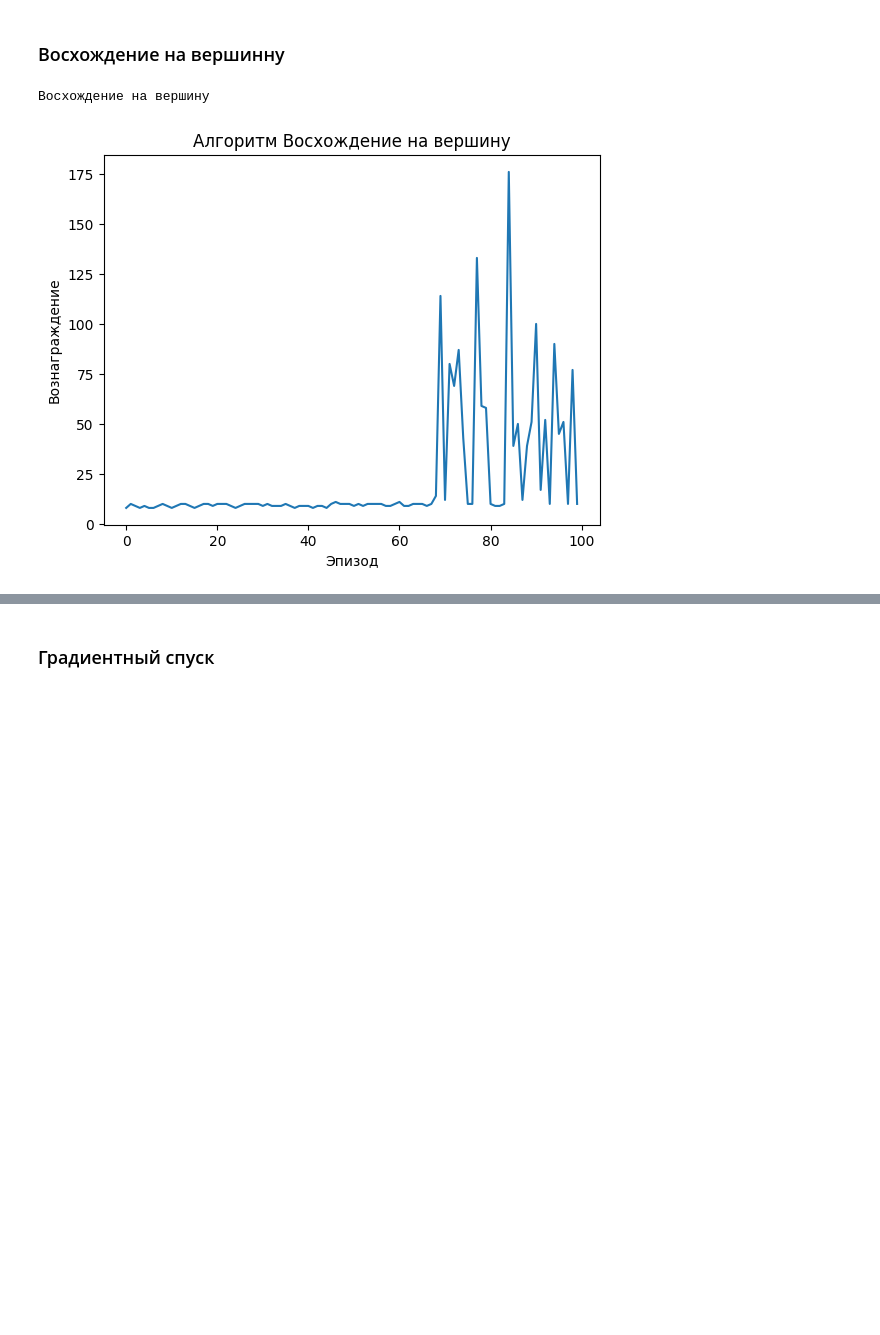
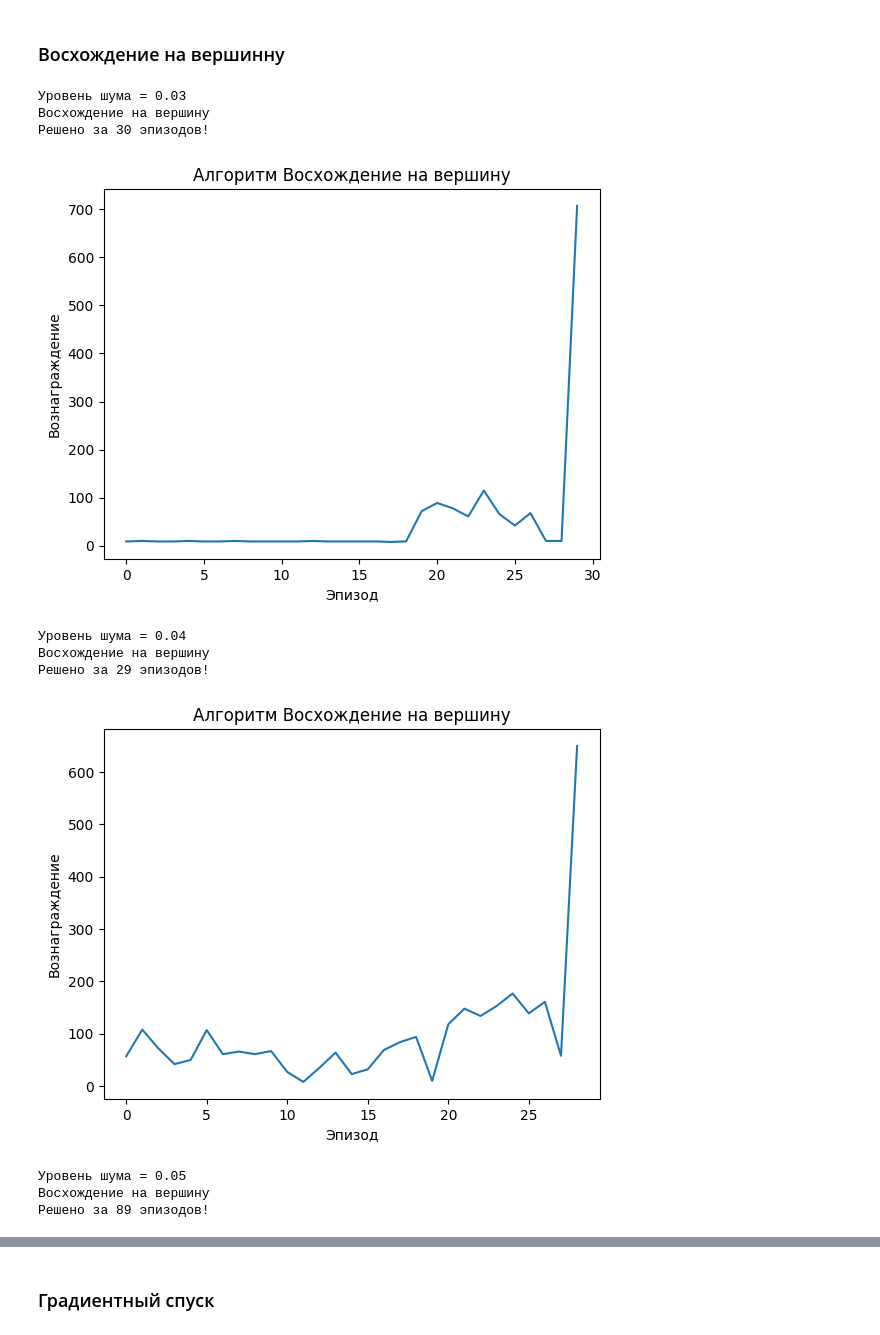
Before and after one commit to matteoxpo/DataScienceStudy, a Jupyter notebook: NSTU/AIandML/lab4/lab4.ipynb, the cells around one changed output, grey strips where cells are left out. Saved outputs shown, nothing was run; the diff lists cells and outputs as text; code cells hidden in the pictures; blank space fills up the shorter version.

```diff
--- a/NSTU/AIandML/lab4/lab4.ipynb
+++ b/NSTU/AIandML/lab4/lab4.ipynb
@@ -323,7 +384,37 @@ run_cartpole(method='Случайный поиск', n_episodes= 100, output=Fal
 # %% [markdown]
 ### Восхождение на вершинну
-# %%
-run_cartpole(method='Восхождение на вершину', n_episodes= 100, output=False)
-# %% [output]
-Восхождение на вершину
-[figure, removed]
+# %%
+N_hill = 120
+hill_res = {}
+nl_range = np.arange(0.03, 0.05, 0.01)
+h_w, h_a, h_nl, h_r = None, None, None, None
+
+for nl in nl_range:
+    print(f'Уровень шума = {nl}')
+    hill_rewards, hill_rounds, hill_winned, hill_average = run_cartpole(method='Восхождение на вершину', n_episodes= N_hill, noise_level = nl, output = False)
+
+    if not h_w or (hill_winned and h_a < hill_average):
+        h_w = hill_winned
+        h_a = hill_average
+        h_lr = nl
+        h_r = hill_rewards
+
+res['Восхождение на вершину'] = {
+    'total_rounds': N_hill,
+    'winned': h_w,
+    'reward_average': h_a,
+    'noise_level': h_nl,
+    'rounds_need': len(hill_rewards)
+}
+# %% [output]
+Уровень шума = 0.03
+Восхождение на вершину
+Решено за 30 эпизодов!
+[figure, added]
+Уровень шума = 0.04
+Восхождение на вершину
+Решено за 29 эпизодов!
+[figure, added]
+Уровень шума = 0.05
+Восхождение на вершину
+Решено за 89 эпизодов!
```
Also changed, not shown: parts of 20 cells of this notebook, 1 other file.
